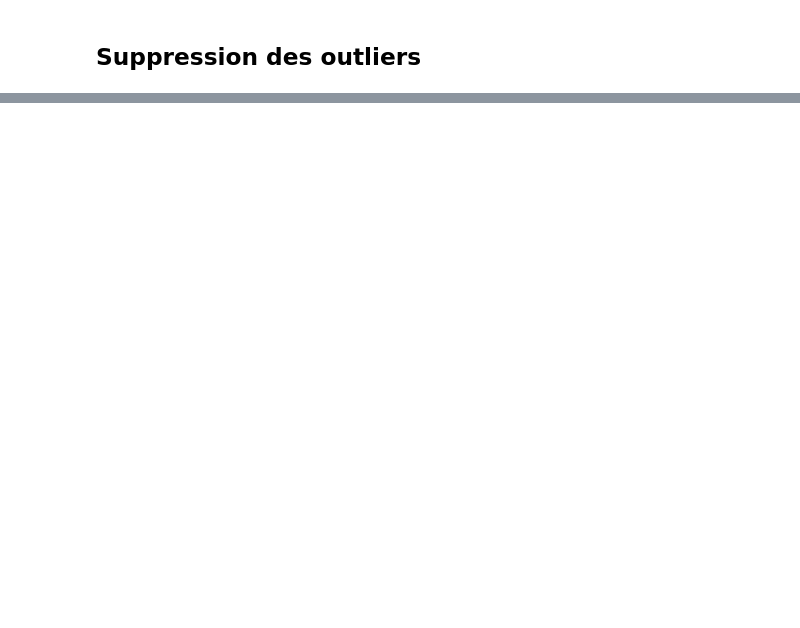
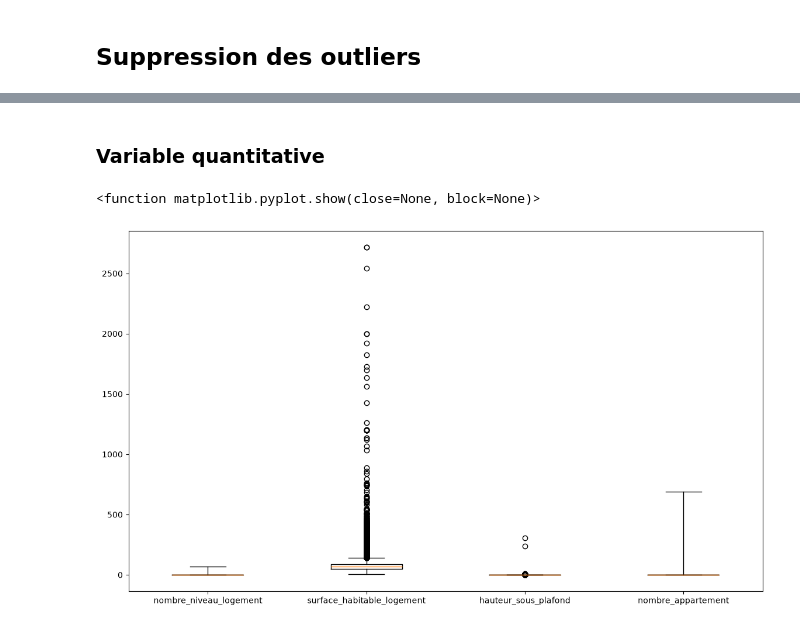
Before and after one commit to Nijiiiiiii/Machine-Learning-sous-Python, a Jupyter notebook: Notebooks/ImportationExplorationDonnee.ipynb, the cells around one changed output, grey strips where cells are left out. Drawn from its saved outputs; the diff is of its cells as text; code cells hidden in the pictures; blank space fills up the shorter version.

```diff
--- a/Notebooks/ImportationExplorationDonnee.ipynb
+++ b/Notebooks/ImportationExplorationDonnee.ipynb
@@ -235,0 +425,6 @@ Name: logement, Length: 59570, dtype: str
+# %%
+print(np.sum(Y.isna()))
+# 7 valeurs manquantes -> on va supprimé les individus qui ont ses valeurs manquantes
+
+index_manquants = Y[Y.isna().any(axis=1)].index
+print(index_manquants) #Un seul individus à supprimé dans les 3 dataframes
@@ -235,0 +434,4 @@ Name: logement, Length: 59570, dtype: str
+# %%
+Y = Y.drop(index=index_manquants)
+ILLU = ILLU.drop(index=index_manquants)
+df = df.drop(index=index_manquants)
@@ -236,2 +447,4 @@ Name: logement, Length: 59570, dtype: str
 # %% [markdown]
 ## Suppression des outliers
+# %%
+index_suppr = [] #Pour y faire d'un coup sur les index de Y et ILLU
@@ -237,0 +473,3 @@ Name: logement, Length: 59570, dtype: str
+# %%
+for x in df.select_dtypes(include="str").columns:
+    print(df[x].value_counts(), "\n\n")
@@ -237,0 +560,17 @@ Name: logement, Length: 59570, dtype: str
+# %% [markdown]
+### Variable quantitative
+# %%
+import matplotlib.pyplot as plt
+
+from matplotlib.pyplot import boxplot
+
+plt.figure(figsize=(14, 8))
+
+boxplot(df.select_dtypes(exclude="str"),
+        tick_labels=df.select_dtypes(exclude="str").columns,
+        autorange = True)
+
+plt.show
+# %% [output]
+<function matplotlib.pyplot.show(close=None, block=None)>
+[figure, added]
```
Also changed, not shown: parts of 72 cells of this notebook.
